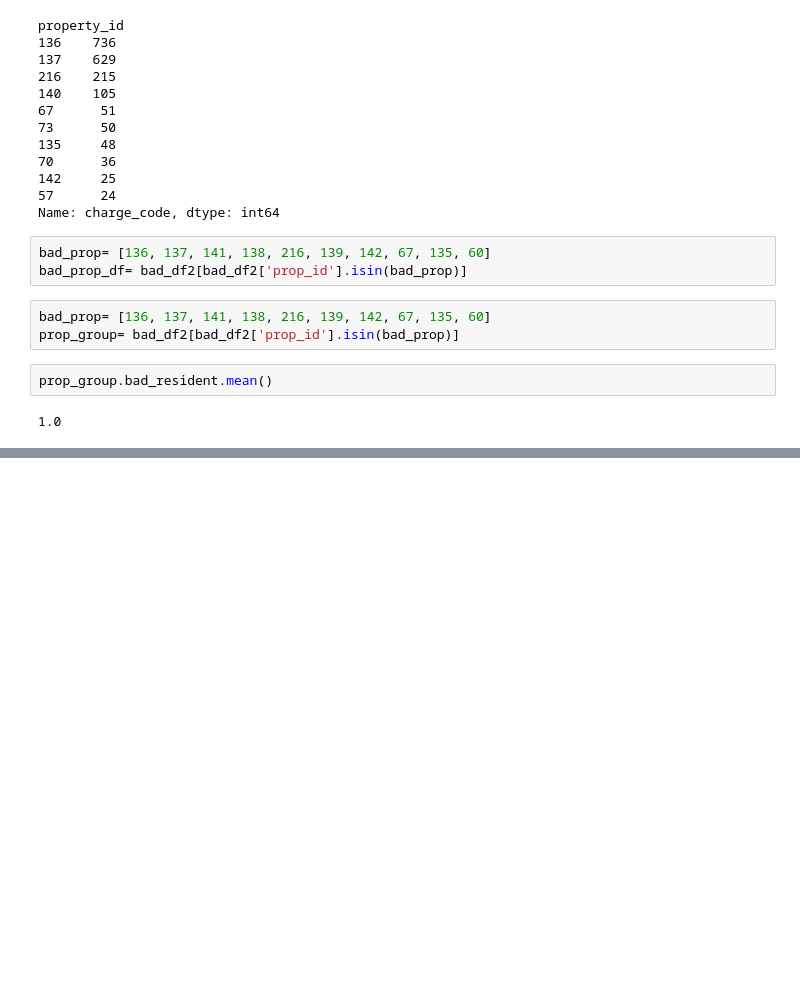
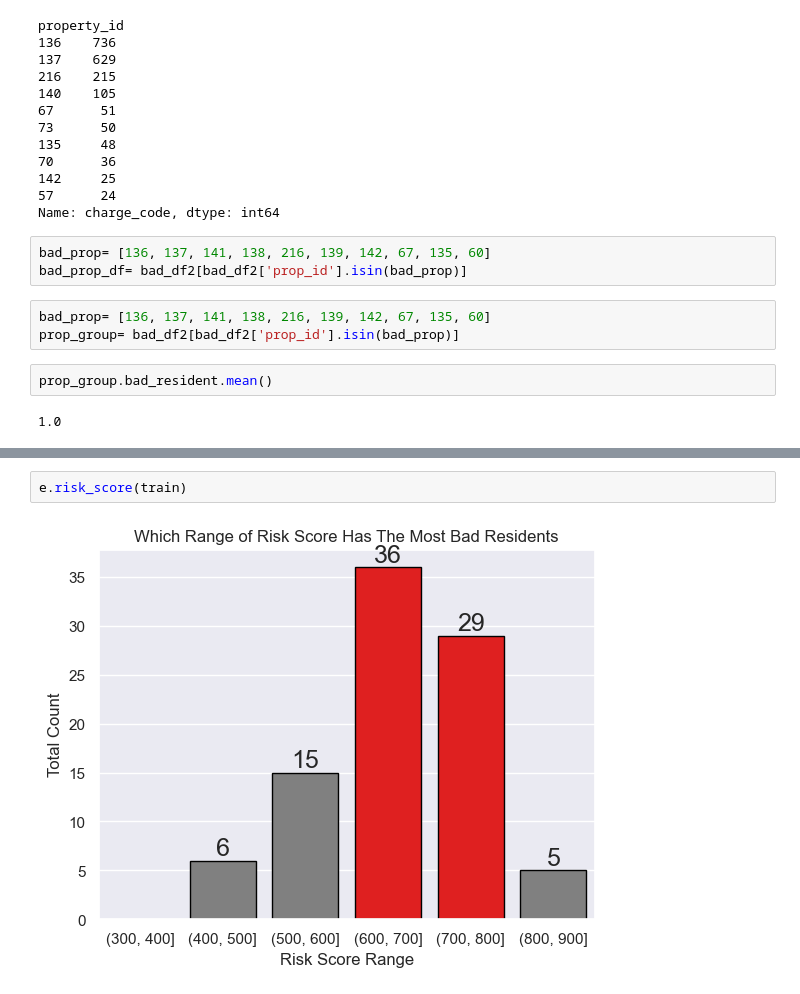
Before and after one commit to Project-DANE/DANE, a Jupyter notebook: e_workbook.ipynb, the cells around one changed output, grey strips where cells are left out. Cells and saved outputs as stored; diff of their text form; blank space fills up the shorter version.

```diff
--- a/e_workbook.ipynb
+++ b/e_workbook.ipynb
@@ -282,0 +441,4 @@ countplot_n(train, 'term', color, bad = True)
+# %%
+e.risk_score(train)
+# %% [output]
+[figure, added]
```
Also changed, not shown: parts of 15 cells of this notebook, 1 other file.
